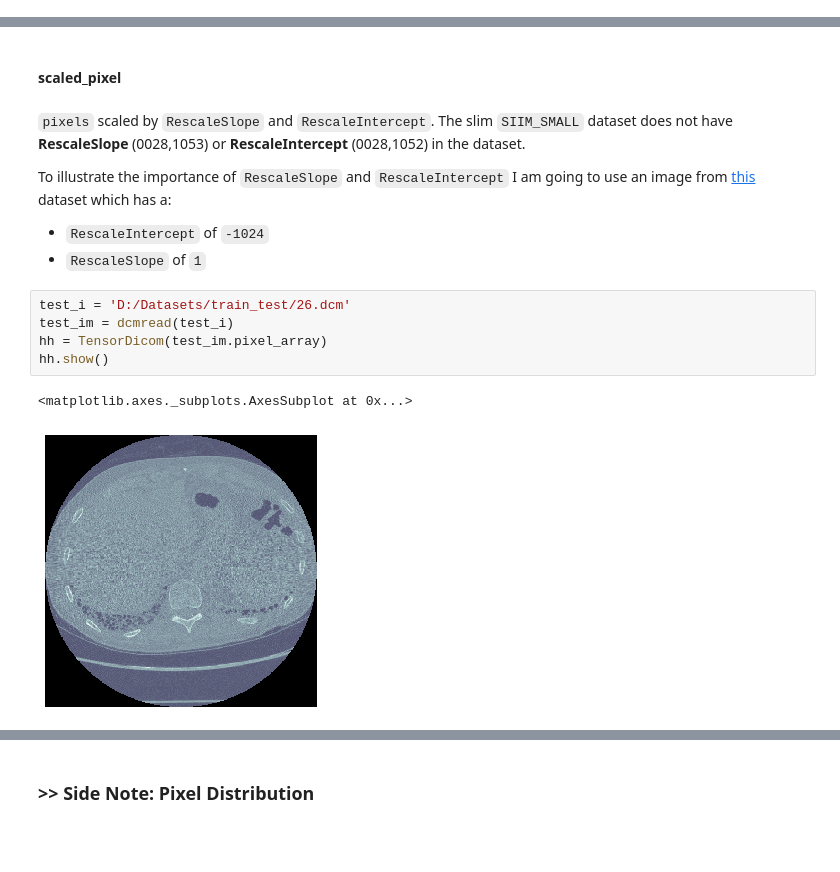
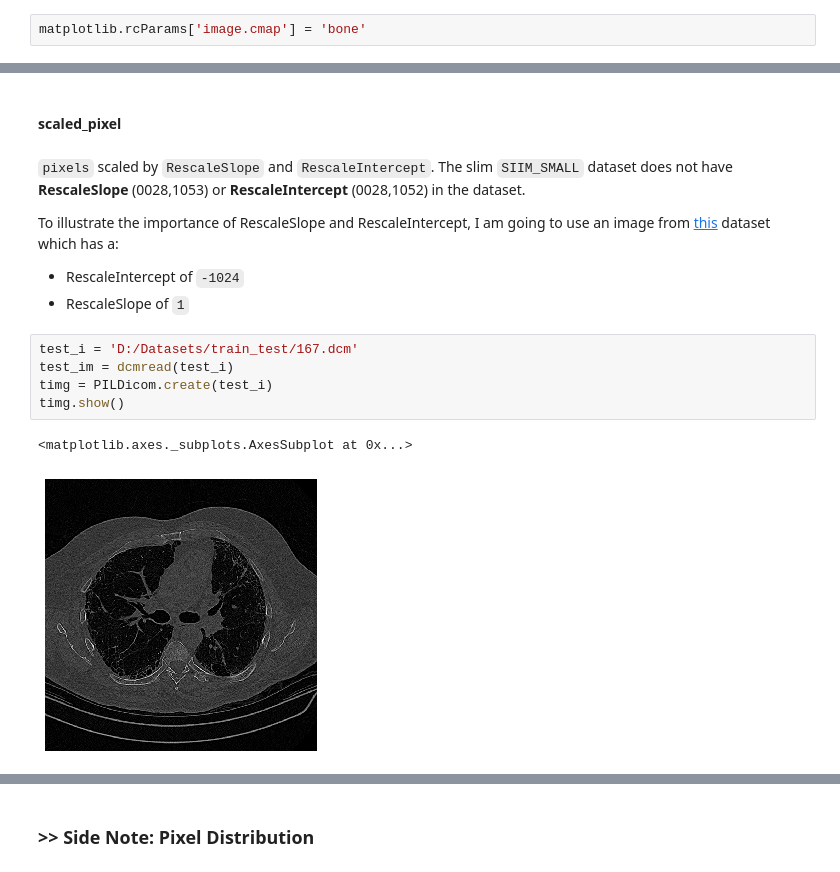
Before and after one commit to asvcode/MedicalImaging, a Jupyter notebook: _notebooks/2020-04-28-Medical-Imaging-Using-Fastai.ipynb, the cells around one changed output, grey strips where cells are left out. Drawn from its saved outputs; the diff is of its cells as text; blank space fills up the shorter version.

```diff
--- a/_notebooks/2020-04-28-Medical-Imaging-Using-Fastai.ipynb
+++ b/_notebooks/2020-04-28-Medical-Imaging-Using-Fastai.ipynb
@@ -165,3 +165,5 @@ ten_img2.show()
+# %%
+matplotlib.rcParams['image.cmap'] = 'bone'
 # %% [markdown]
 ### Class PILDicom
 # %% [markdown]
@@ -195,14 +197,14 @@ tensor([[  2.,   6.,   5.,  ...,   3.,   3.,   2.],
 # %% [markdown]
 `pixels` scaled by `RescaleSlope` and `RescaleIntercept`. The slim `SIIM_SMALL` dataset does not have **RescaleSlope** (0028,1053) or **RescaleIntercept** (0028,1052) in the dataset.
 
-To illustrate the importance of `RescaleSlope` and `RescaleIntercept` I am going to use an image from [this](https://www.kaggle.com/c/osic-pulmonary-fibrosis-progression/data) dataset which has a:
-- `RescaleIntercept` of `-1024`
-- `RescaleSlope` of `1`
+To illustrate the importance of RescaleSlope and RescaleIntercept, I am going to use an image from [this](https://www.kaggle.com/c/osic-pulmonary-fibrosis-progression/data) dataset which has a:
+- RescaleIntercept of `-1024`
+- RescaleSlope of `1`
 # %%
-test_i = 'D:/Datasets/train_test/26.dcm'
+test_i = 'D:/Datasets/train_test/167.dcm'
 test_im = dcmread(test_i)
-hh = TensorDicom(test_im.pixel_array)
-hh.show()
+timg = PILDicom.create(test_i)
+timg.show()
 # %% [output]
 <matplotlib.axes._subplots.AxesSubplot at 0x...>
-[figure, old version]
+[figure, new version]
```
Also changed, not shown: parts of 7 cells of this notebook.
